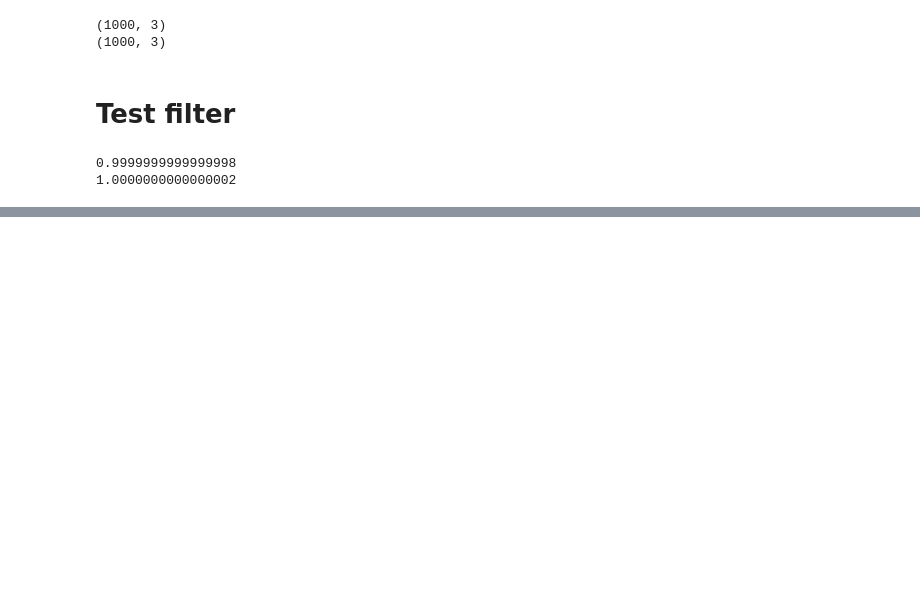
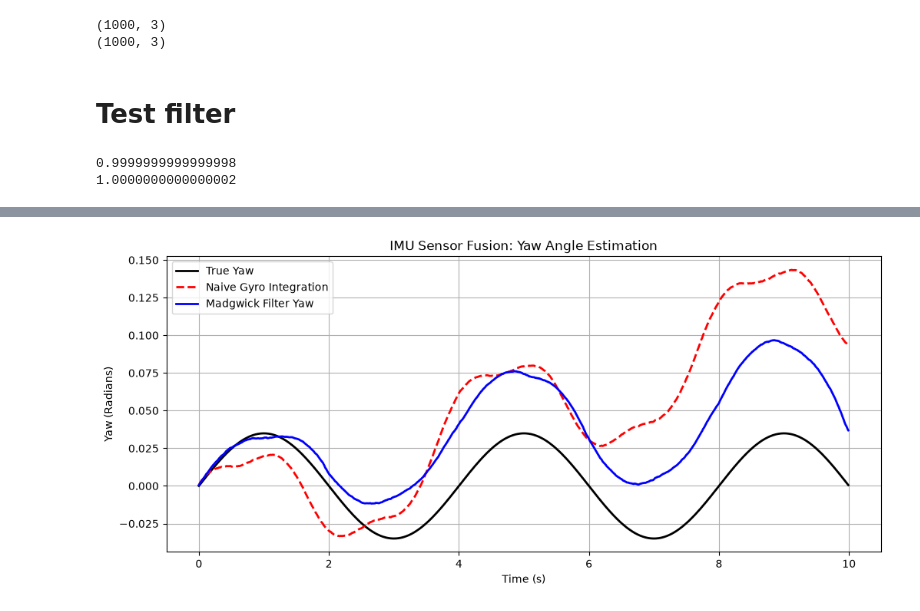
Before and after one commit to RuseaDev/Quadcopter-Simulator, a Jupyter notebook: Filter_testing.ipynb, the cells around one changed output, grey strips where cells are left out. Drawn from its saved outputs; the diff is of its cells as text; code cells hidden in the pictures; blank space fills up the shorter version.

```diff
--- a/Filter_testing.ipynb
+++ b/Filter_testing.ipynb
@@ -56,6 +57,16 @@ print (accel_data.shape)
 # %% [output]
 (1000, 3)
 (1000, 3)
+# %%
+#Add noise to the sensor
+gyro_bias = np.array([0.02, -0.01, 0.015])
+gyro_noise_std = 0.01
+accel_noise_std = 0.05
+mag_noise_std = 0.02
+
+gyro_noisy = gyro_data + gyro_bias + np.random.normal(0, gyro_noise_std, gyro_data.shape)
+accel_noisy = accel_data + np.random.normal(0, accel_noise_std, accel_data.shape)
+mag_noisy = mag_data + np.random.normal(0, mag_noise_std, mag_data.shape)
 # %% [markdown]
 # Test filter
 # %%
@@ -108,0 +144,16 @@ plt.show()
+# %%
+plt.figure(figsize=(12, 5))
+
+plt.plot(t, np.unwrap(real_yaw), "k", linewidth=2, label="True Yaw")
+plt.plot(t, np.unwrap(gyro_yaw_integrated), "r--", linewidth=2,
+label="Naive Gyro Integration")
+plt.plot(t, np.unwrap(yaw_filtered), "b", linewidth=2, label="Madgwick Filter Yaw")
+
+plt.title("IMU Sensor Fusion: Yaw Angle Estimation")
+plt.xlabel("Time (s)")
+plt.ylabel("Yaw (Radians)")
+plt.legend()
+plt.grid(True)
+plt.show()
+# %% [output]
+[figure, added]
```
Also changed, not shown: parts of 14 cells of this notebook, 1 other file.
